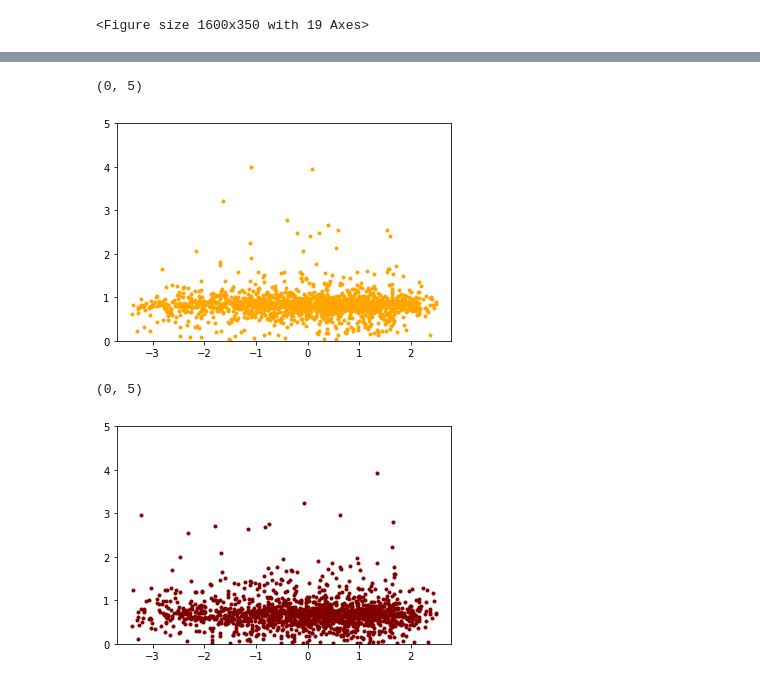
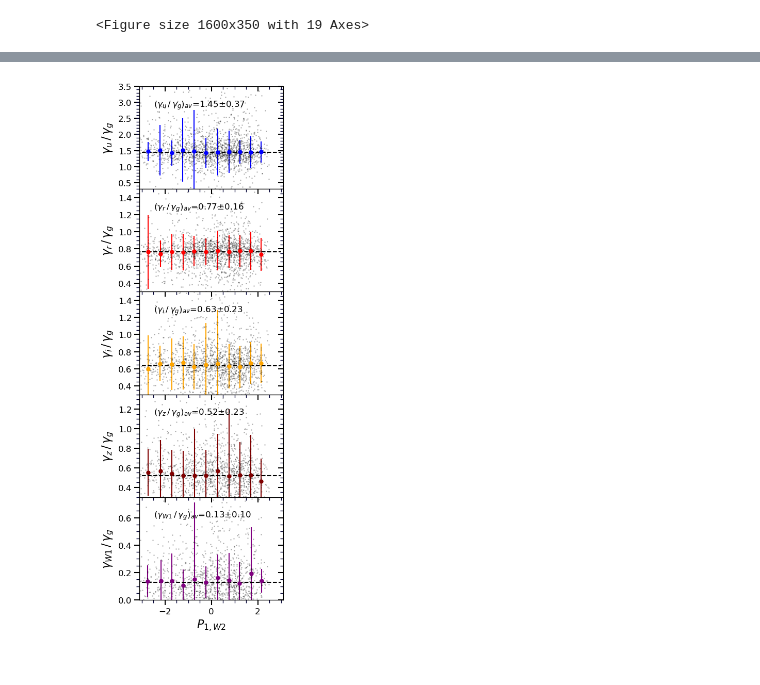
Before and after one commit to ekourkchi/reddening, a Jupyter notebook: gamma_P1.ipynb, the cells around one changed output, grey strips where cells are left out. Saved outputs shown, nothing was run; the diff lists cells and outputs as text; code cells hidden in the pictures.

Commit message:
adding more plots, minor cahnges

```diff
--- a/gamma_P1.ipynb
+++ b/gamma_P1.ipynb
@@ -121,6 +121,6 @@ pc0_w1r = pc0[np.where(R_w1r>0)]
 # %%
 from astropy.stats import sigma_clip
 def sigclip(array):
-    filtered_data = sigma_clip(array, sigma=2, iters=5, copy=False)
+    filtered_data = sigma_clip(array, sigma=3, iters=10, copy=False)
     clipped = filtered_data.data[np.logical_not(filtered_data.mask)]
     return np.median(clipped), clipped, np.logical_not(filtered_data.mask)
@@ -153,12 +127,18 @@ plt.ylim(0,5)
-# %%
-plt.plot(pc0_ir, R_ir, '.', color='orange')
-plt.ylim(0,5)
-# %% [output]
-(0, 5)
-[figure, removed]
-# %%
-plt.plot(pc0_zr, R_zr, 'g.', color='maroon')
-plt.ylim(0,5)
-# %% [output]
-(0, 5)
-[figure, removed]
+# %%
+C_u, R_ug_, tu  =  sigclip(R_ug)
+C_r, R_rg_, tr  =  sigclip(R_rg)
+C_i, R_ig_, ti  =  sigclip(R_ig)
+C_z, R_zg_, tz  =  sigclip(R_zg)
+C_w1, R_w1g_, tw1 =  sigclip(R_w1g)
+
+pc0_ur_ =  pc0_ug[np.where(tu == True)]
+pc0_rg_ =  pc0_rg[np.where(tr == True)]
+pc0_ir_ =  pc0_ig[np.where(ti == True)]
+pc0_zr_ =  pc0_zg[np.where(tz == True)]
+pc0_w1r_ =  pc0_w1g[np.where(tw1 == True)]
+
+eC_u = np.std(R_ug_)
+eC_r = np.std(R_rg_)
+eC_i = np.std(R_ig_)
+eC_z = np.std(R_zg_)
+eC_w1 = np.std(R_w1g_)
@@ -164,0 +222,27 @@ plt.ylim(0,5)
+# %%
+fig = py.figure(figsize=(3., 12), dpi=100)
+fig.subplots_adjust(wspace=0, top=0.95, bottom=0.12, left=0.05, right=0.98)
+gs = gridspec.GridSpec(5,1) ; p = 0
+
+plt.subplots_adjust(hspace=.0, wspace=0)
+
+ax = plt.subplot(gs[p]) ; p+=1
+plot_ratio(ax, pc0_ug, R_ug, C_u, eC_u, color='b', ylabel=r'$\gamma_u \/ / \/ \gamma_g$', ylim=(0.3,3.5))
+
+ax = plt.subplot(gs[p]) ; p+=1
+plot_ratio(ax, pc0_rg, R_rg, C_r, eC_r, color='r', ylabel=r'$\gamma_r \/ / \/ \gamma_g$', ylim=(0.3,1.5))
+
+ax = plt.subplot(gs[p]) ; p+=1
+plot_ratio(ax, pc0_ig, R_ig, C_i, eC_i, color='orange', ylabel=r'$\gamma_i \/ / \/ \gamma_g$', ylim=(0.3,1.5))
+
+ax = plt.subplot(gs[p]) ; p+=1
+plot_ratio(ax, pc0_zg, R_zg, C_z, eC_z, color='maroon', ylabel=r'$\gamma_z \/ / \/ \gamma_g$', ylim=(0.3,1.35))
+
+ax = plt.subplot(gs[p]) ; p+=1
+plot_ratio(ax, pc0_w1g, R_w1g, C_w1, eC_w1, color='purple', ylabel=r'$\gamma_{W1} \/ / \/ \gamma_g$', ylim=(0,0.75))
+
+
+fig.savefig("gamma_ratio.png")
+fig.savefig("gamma_ratio.eps")
+# %% [output]
+[figure, added]
```
Also changed, not shown: parts of 10 cells of this notebook, 9 other files.
